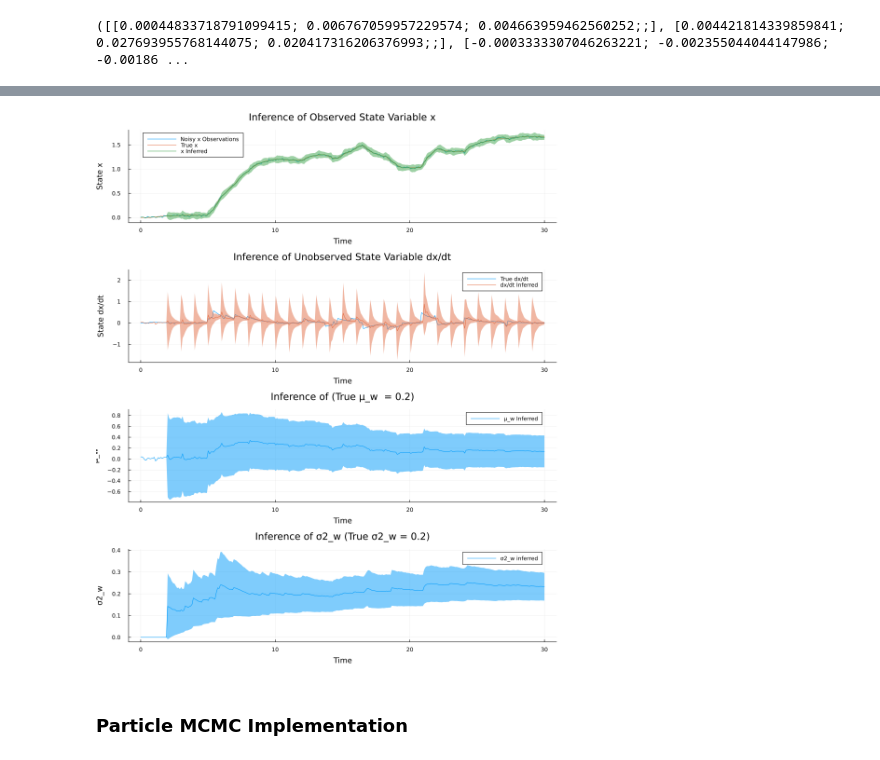
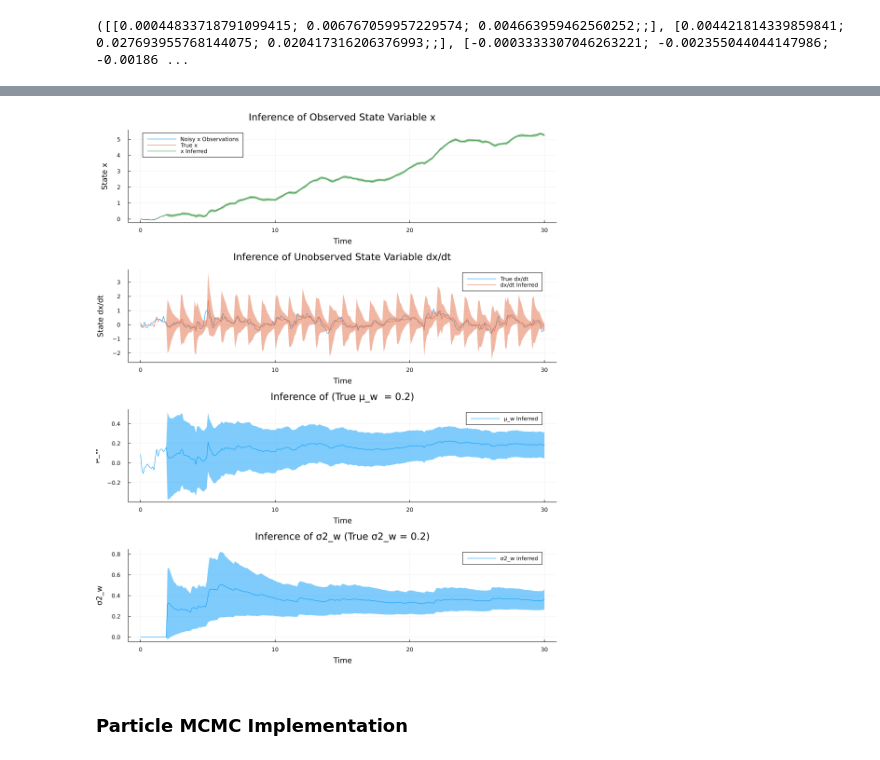
Before and after one commit to zhl24/IIB_Codes, a Jupyter notebook: Easter_Julia_Notebook.ipynb, the cells around one changed output, grey strips where cells are left out. Cells and saved outputs as stored; diff of their text form; code cells hidden in the pictures.

```diff
--- a/Easter_Julia_Notebook.ipynb
+++ b/Easter_Julia_Notebook.ipynb
@@ -704,7 +629,7 @@ n_iter = 300 # 迭代次数
 theta0 = -1.0 # theta的初始猜测
 beta0 = 5.0 # beta的初始猜测
 C0 = 2.0 # C的初始猜测
-num_particles = 10000
+num_particles = 1000
 
 # 三个参数的步长
 l_theta = 1.0
@@ -712,7 +637,7 @@ l_beta = 0.1
 l_C = 2.0
 
 # 真实参数值
-true_theta = -1.0
+true_theta = -2.0
 kw = 1.0
 kv = 0.001
 true_sigmaw2 = 0.2
@@ -722,7 +647,7 @@ sigma_n = true_sigmaw * sqrt(kv)
 
 # 模拟参数
 true_beta = 5.0
-true_C = 2.0
+true_C = 10.0
 T = 30.0
 N = 10 * round(Int,T) # 分辨率
 
@@ -735,7 +660,7 @@ h = [0.0 ; 1.0]
 evaluation_points = range(0, T, length=N)
 #print("Hi")
 
-subordinator_jumps, jump_times = Julia_Implementation.vectorized_particle_Gamma_generator(true_beta, true_C, T, 1, 1, 100)# subordinator jump sizes and times
+subordinator_jumps, jump_times = Julia_Implementation.vectorized_particle_Gamma_generator(true_beta, true_C, T, 1, 1, 1000)# subordinator jump sizes and times
 SDE_samples = Julia_Implementation.generate_SDE_samples(subordinator_jumps[1,:],jump_times[1,:],true_muw,true_sigmaw,A,h,evaluation_points)
 #print(size(samples))
 Noisy_samples = SDE_samples[1, :] .+ randn(length(SDE_samples[1, :])) .* sigma_n
@@ -779,6 +704,7 @@ plot!(evaluation_points, state_xs, ribbon=state_x_stds.*3, label="x Inferred")
 # dxdt plot
 p2 = plot(evaluation_points, SDE_samples[2,:], label="True dx/dt", title="Inference of Unobserved State Variable dx/dt", xlabel="Time", ylabel="State dx/dt")
 plot!(evaluation_points, state_dxdts, ribbon=state_dxdt_stds.*3, label="dx/dt Inferred")
+#plot!(evaluation_points, state_dxdts, label="dx/dt Inferred")
 
 #muw plot
 p3 = plot(evaluation_points, state_muws,ribbon = state_muw_stds, label="μ_w Inferred", title="Inference of (True μ_w  = $(true_muw))", xlabel="Time", ylabel="μ_w")
@@ -792,4 +719,4 @@ plot(p1,p2,p3,p4, layout = (4,1),size = (1000,1200))
-[figure, old version]
+[figure, new version]
 # %% [markdown]
 ### Particle MCMC Implementation
 # %%
```
Also changed, not shown: parts of 8 cells of this notebook, 3 other files.
